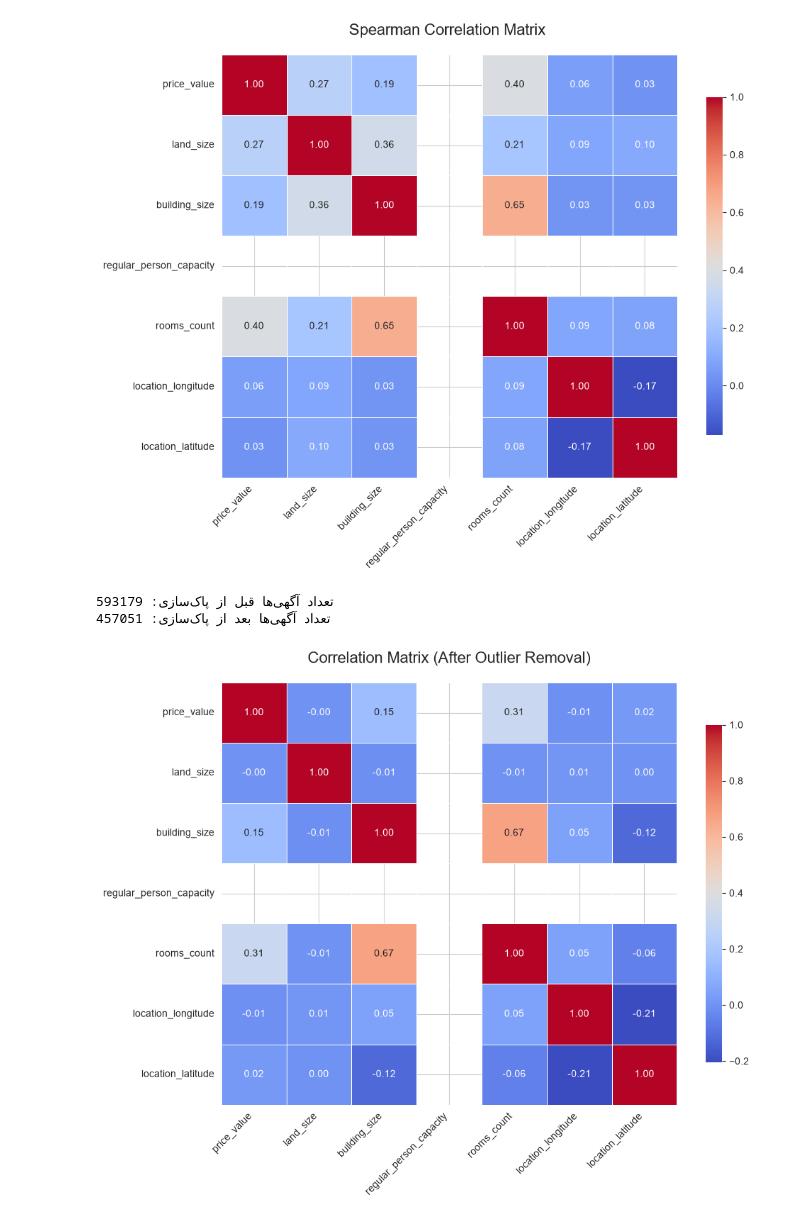
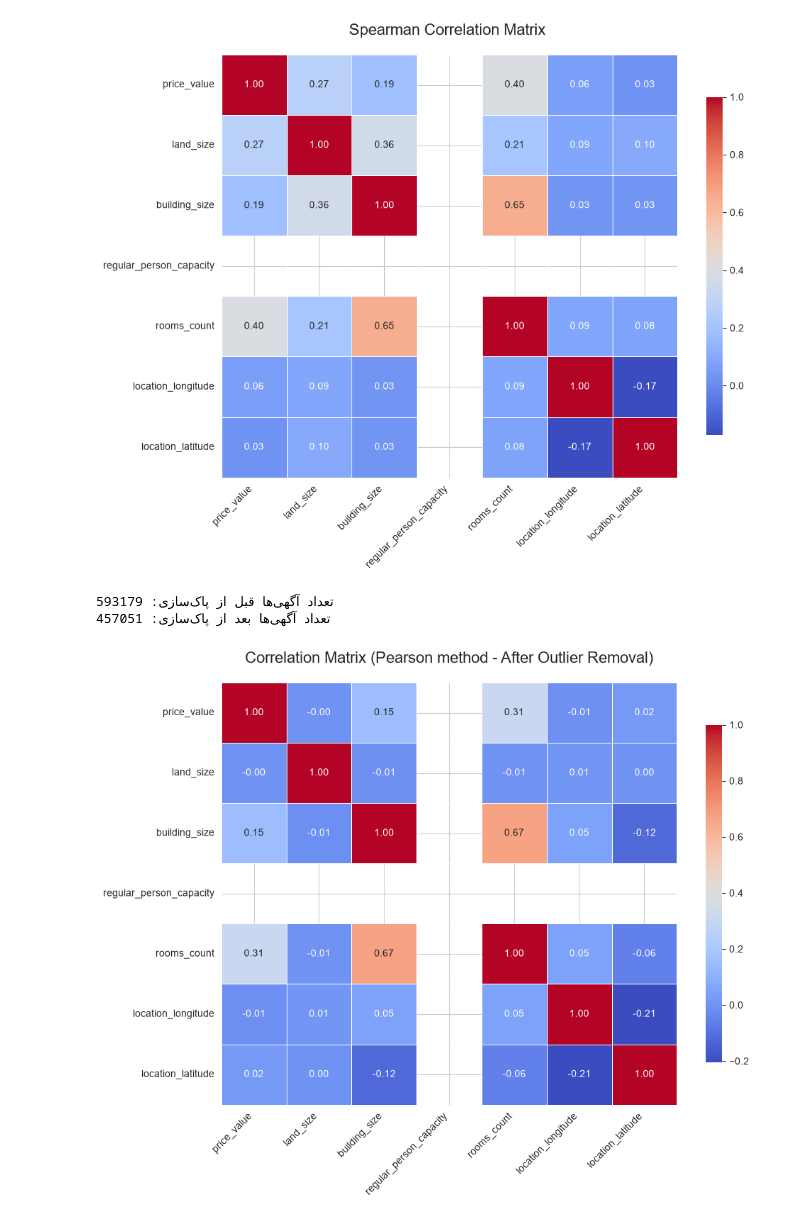
Before and after one commit to MaZiayee/QueraAiBootcamp-TeamProject, a Jupyter notebook: notebooks/1_EDA/ali_Q3_Q8_EDA.ipynb, the cells around one changed output. Drawn from its saved outputs; the diff is of its cells as text; code cells hidden in the pictures.

```diff
--- a/notebooks/1_EDA/ali_Q3_Q8_EDA.ipynb
+++ b/notebooks/1_EDA/ali_Q3_Q8_EDA.ipynb
@@ -215,32 +215,32 @@ def remove_outliers_iqr(df, column):
     upper_bound = Q3 + 1.5 * IQR
 
     return df[(df[column] >= lower_bound) & (df[column] <= upper_bound)]
 
 # اعمال تابع روی مبلغ قیمت و زیربنا
 df_sale_filtered = remove_outliers_iqr(df_sale_filtered, 'price_value')
 df_sale_filtered = remove_outliers_iqr(df_sale_filtered, 'building_size')
 
 print(f"تعداد آگهی‌ها قبل از پاک‌سازی: {len(df_sale)}")
 print(f"تعداد آگهی‌ها بعد از پاک‌سازی: {len(df_sale_filtered)}")
 
 # محاسبه و رسم ماتریس هم‌بستگی جدید
 corr_matrix_filtered = df_sale_filtered[features].corr()
 plt.figure(figsize=(10, 8))
 sns.heatmap(
     corr_matrix_filtered,
     annot=True,
     cmap='coolwarm',
     fmt=".2f",
     linewidths=0.5,
     cbar_kws={'shrink': 0.8}
 )
 
-plt.title('Correlation Matrix (After Outlier Removal)', fontsize=16, pad=20)
+plt.title('Correlation Matrix (Pearson method - After Outlier Removal)', fontsize=16, pad=20)
 plt.xticks(rotation=45, ha='right')
 plt.yticks(rotation=0)
 plt.tight_layout()
 plt.show()
 # %% [output]
 تعداد آگهی‌ها قبل از پاک‌سازی: 593179
 تعداد آگهی‌ها بعد از پاک‌سازی: 457051
-[figure, old version]
+[figure, new version]
```
